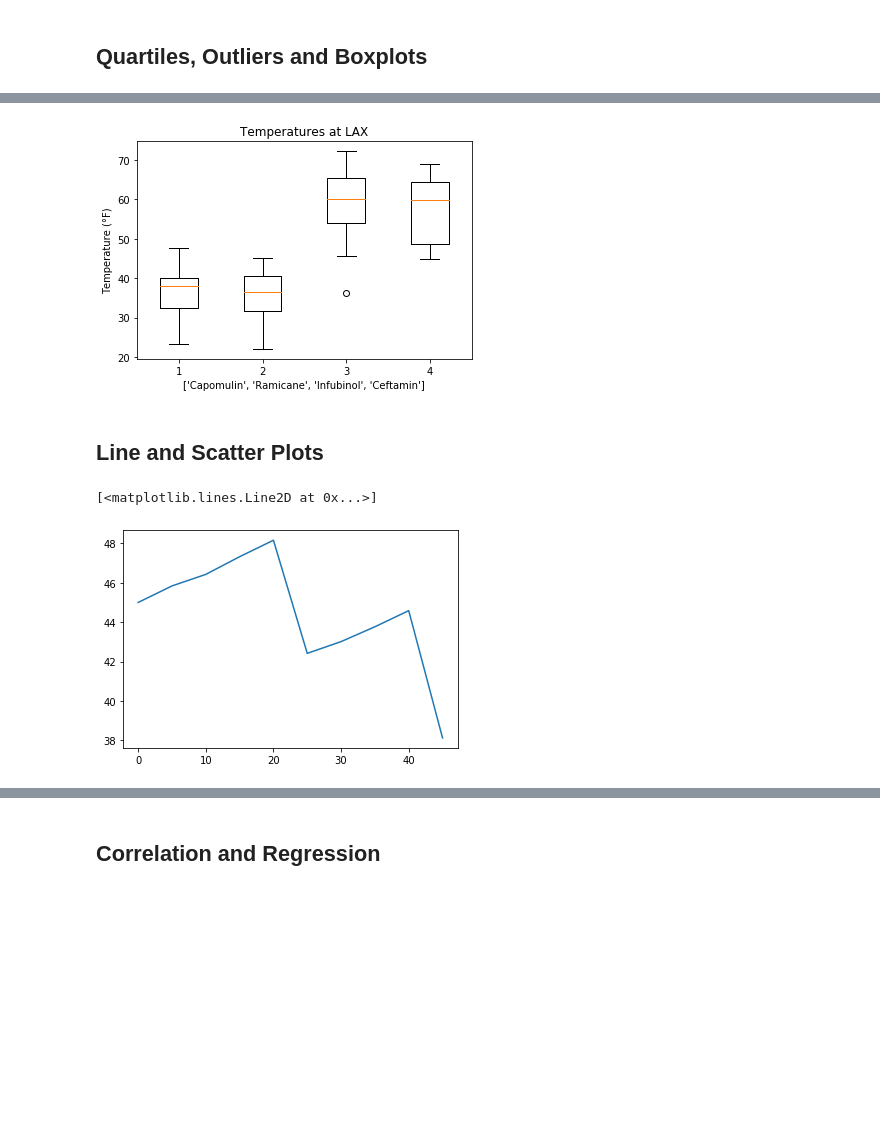
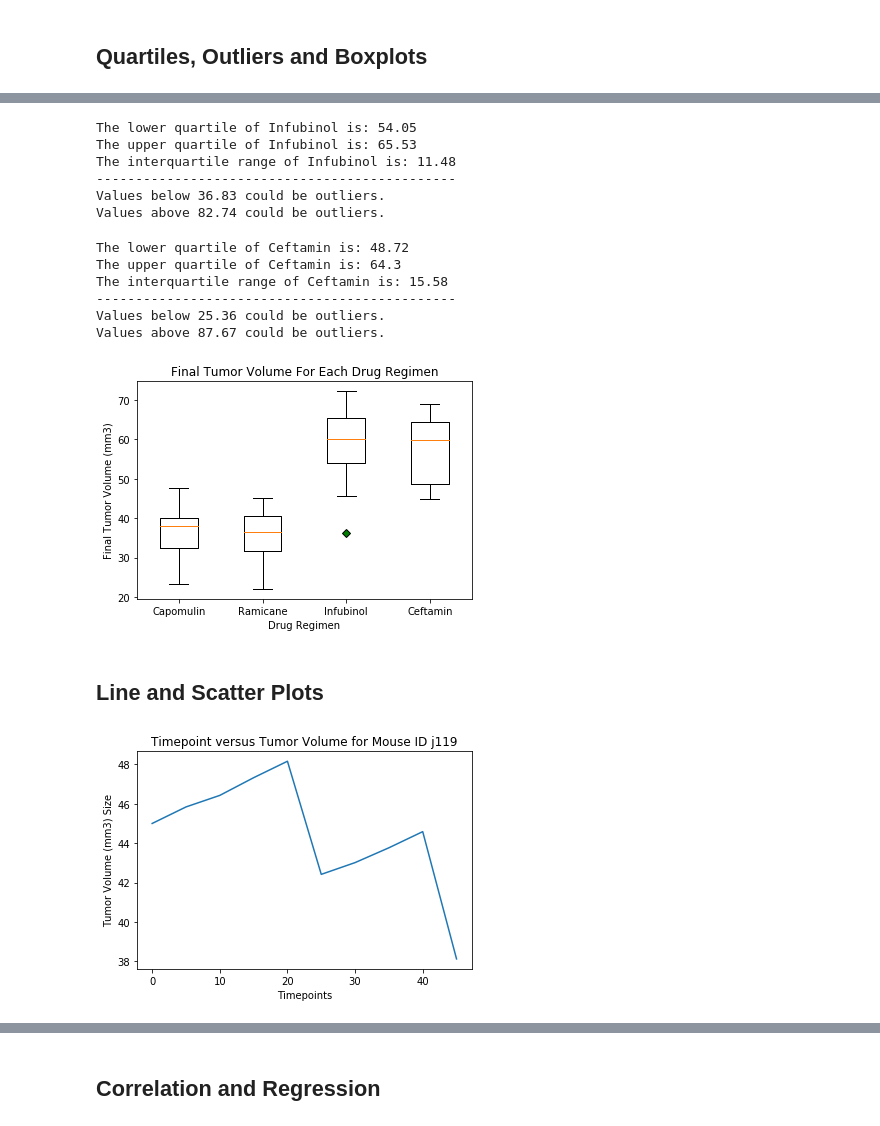
Before and after one commit to jplumlee/matplotlib-challenge, a Jupyter notebook: Pymaceuticals/pymaceuticals.ipynb, the cells around one changed output, grey strips where cells are left out. Drawn from its saved outputs; the diff is of its cells as text; code cells hidden in the pictures; blank space fills up the shorter version.

```diff
--- a/Pymaceuticals/pymaceuticals.ipynb
+++ b/Pymaceuticals/pymaceuticals.ipynb
@@ -230,25 +223,91 @@ lower_bound
+# %%
+infubinol = mouse_study[mouse_study["Drug Regimen"].isin(["Infubinol"])]
+max_inf_mouse = infubinol.groupby(['Mouse ID', 'Drug Regimen'])['Timepoint'].max()
+infubinol_merge = pd.merge(max_inf_mouse, mouse_study, on=('Mouse ID','Timepoint'))
+infubinol_tumor = infubinol_merge['Tumor Volume (mm3)']
+
+inf_quartiles = infubinol_merge['Tumor Volume (mm3)'].quantile([0.25,0.5,0.75])
+
+lowerq = inf_quartiles[0.25]
+upperq = inf_quartiles[0.75]
+iqr = upperq-lowerq
+
+print(f"The lower quartile of Infubinol is: {round(lowerq, 2)}")
+print(f"The upper quartile of Infubinol is: {round(upperq, 2)}")
+print(f"The interquartile range of Infubinol is: {round(iqr, 2)}")
+print("----------------------------------------------")
+# Determine outliers using upper and lower bounds
+lower_bound = lowerq - (1.5*iqr)
+upper_bound = upperq + (1.5*iqr)
+print(f"Values below {round(lower_bound, 2)} could be outliers.")
+print(f"Values above {round(upper_bound, 2)} could be outliers.")
+# %% [output]
+The lower quartile of Infubinol is: 54.05
+The upper quartile of Infubinol is: 65.53
+The interquartile range of Infubinol is: 11.48
+----------------------------------------------
+Values below 36.83 could be outliers.
+Values above 82.74 could be outliers.
+# %%
+ceftamin = mouse_study[mouse_study["Drug Regimen"].isin(["Ceftamin"])]
+max_cef_mouse = ceftamin.groupby(['Mouse ID', 'Drug Regimen'])['Timepoint'].max()
+ceftamin_merge = pd.merge(max_cef_mouse, mouse_study, on=('Mouse ID','Timepoint'))
+ceftamin_tumor = ceftamin_merge['Tumor Volume (mm3)']
+
+# Calculate the IQR and quantitatively determine if there are any potential outliers.
+ceftamin_quartiles = ceftamin_merge['Tumor Volume (mm3)'].quantile([0.25,0.5,0.75])
+lowerq = ceftamin_quartiles[0.25]
+upperq = ceftamin_quartiles[0.75]
+iqr = upperq-lowerq
+print(f"The lower quartile of Ceftamin is: {round(lowerq, 2)}")
+print(f"The upper quartile of Ceftamin is: {round(upperq, 2)}")
+print(f"The interquartile range of Ceftamin is: {round(iqr, 2)}")
+print("----------------------------------------------")
+# Determine outliers using upper and lower bounds
+lower_bound = lowerq - (1.5*iqr)
+upper_bound = upperq + (1.5*iqr)
+print(f"Values below {round(lower_bound, 2)} could be outliers.")
+print(f"Values above {round(upper_bound, 2)} could be outliers.")
+# %% [output]
+The lower quartile of Ceftamin is: 48.72
+The upper quartile of Ceftamin is: 64.3
+The interquartile range of Ceftamin is: 15.58
+----------------------------------------------
+Values below 25.36 could be outliers.
+Values above 87.67 could be outliers.
 # %%
+# Put treatments into a list for for loop (and later for plot labels)
+treatment_list = ['Capomulin', 'Ramicane', 'Infubinol', 'Ceftamin']
+
+# Create empty list to fill with tumor vol data (for plotting)
+tumor_vol_data = [capomulin_tumor, ramicane_tumor, infubinol_tumor, ceftamin_tumor]
+
 # Generate a box plot of the final tumor volume of each mouse across four regimens of interest
+green_diamond = dict(markerfacecolor='g', marker='D')
 fig1, ax1 = plt.subplots()
-ax1.set_title('Temperatures at LAX')
-ax1.set_ylabel('Temperature (°F)')
-ax1.set_xlabel(treatment_list)
-ax1.boxplot(tumor_vol_data)
+ax1.set_title('Final Tumor Volume For Each Drug Regimen')
+ax1.set_ylabel('Final Tumor Volume (mm3)')
+ax1.set_xlabel('Drug Regimen')
+ax1.boxplot(tumor_vol_data, labels=treatment_list, flierprops=green_diamond)
 plt.show()
 # %% [output]
-[figure, old version]
+[figure, new version]
 # %% [markdown]
 ## Line and Scatter Plots
 # %%
 # Generate a line plot of time point versus tumor volume for a mouse treated with Capomulin
 j119_df = capomulin.loc[capomulin["Mouse ID"] == "j119"]
 
 line_xaxis = j119_df["Timepoint"]
 line_yaxis = j119_df["Tumor Volume (mm3)"]
+plt.title('Timepoint versus Tumor Volume for Mouse ID j119')
+plt.ylabel('Tumor Volume (mm3) Size')
+plt.xlabel('Timepoints')
 plt.plot(line_xaxis, line_yaxis)
+
+plt.show()
 # %% [output]
-[<matplotlib.lines.Line2D at 0x...>]
-[figure, old version]
+[figure, new version]
 # %%
 # Generate a scatter plot of mouse weight versus average tumor volume for the Capomulin regimen
 capomulin_avg = capomulin.groupby(['Mouse ID']).mean().reset_index()
```
Also changed, not shown: parts of 13 cells of this notebook.
